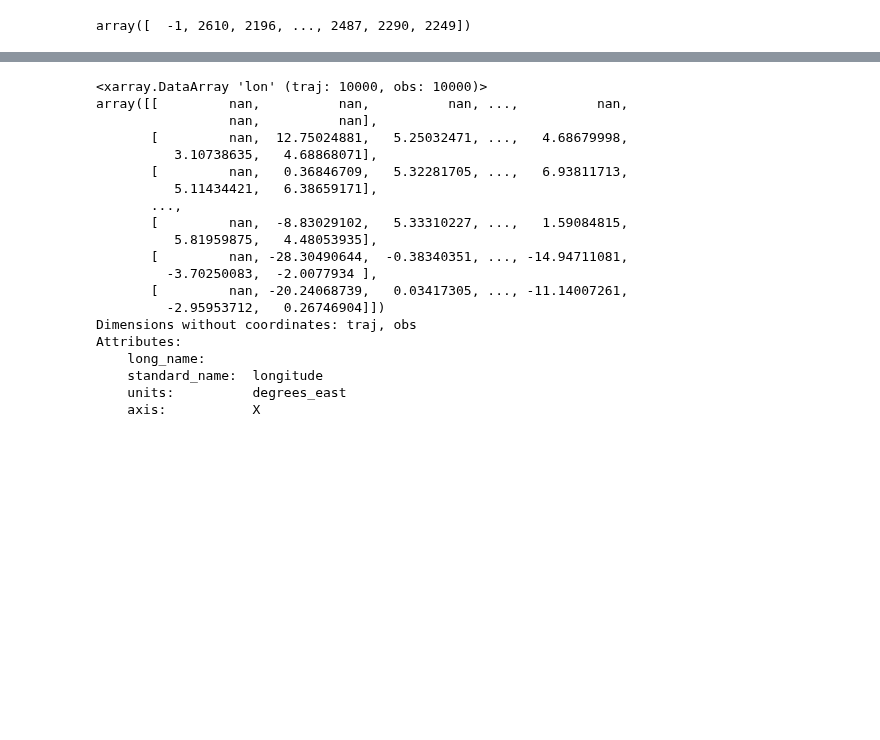
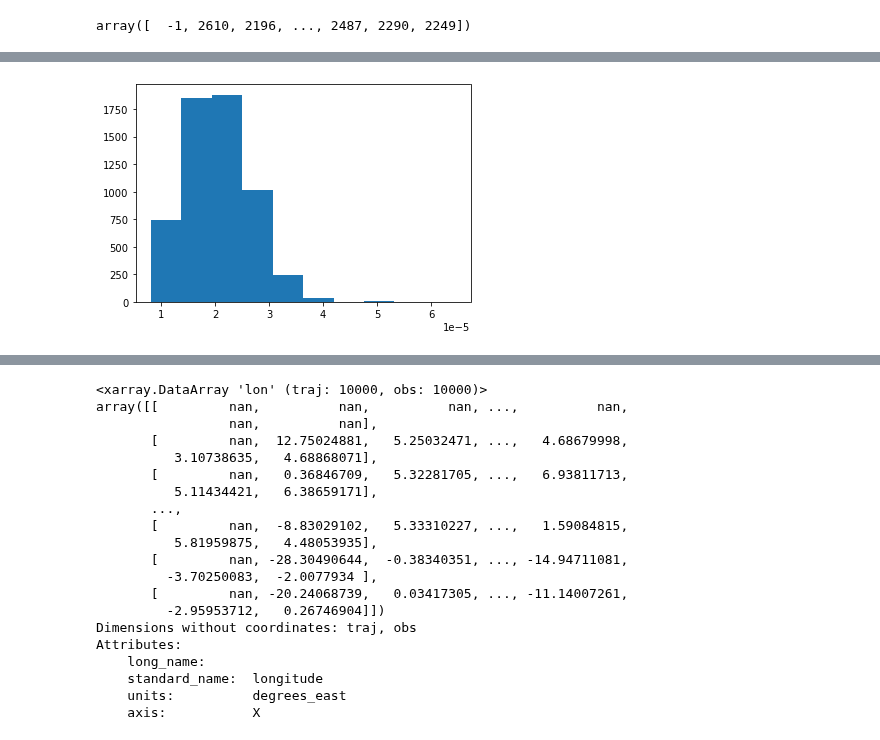
Before and after one commit to OceanParcels/Backtracking_Abyssal_Nanoplastics, a Jupyter notebook: notebooks/Presentation.ipynb, the cells around one changed output, grey strips where cells are left out. Saved outputs shown, nothing was run; the diff lists cells and outputs as text; code cells hidden in the pictures; blank space fills up the shorter version.

```diff
--- a/notebooks/Presentation.ipynb
+++ b/notebooks/Presentation.ipynb
@@ -355,0 +385,5 @@ array([  -1, 2610, 2196, ..., 2487, 2290, 2249])
+# %%
+plt.hist(particles_size);
+# plt.semilogx()
+# %% [output]
+[figure, added]
```
Also changed, not shown: parts of 5 cells of this notebook, 1 other file.
